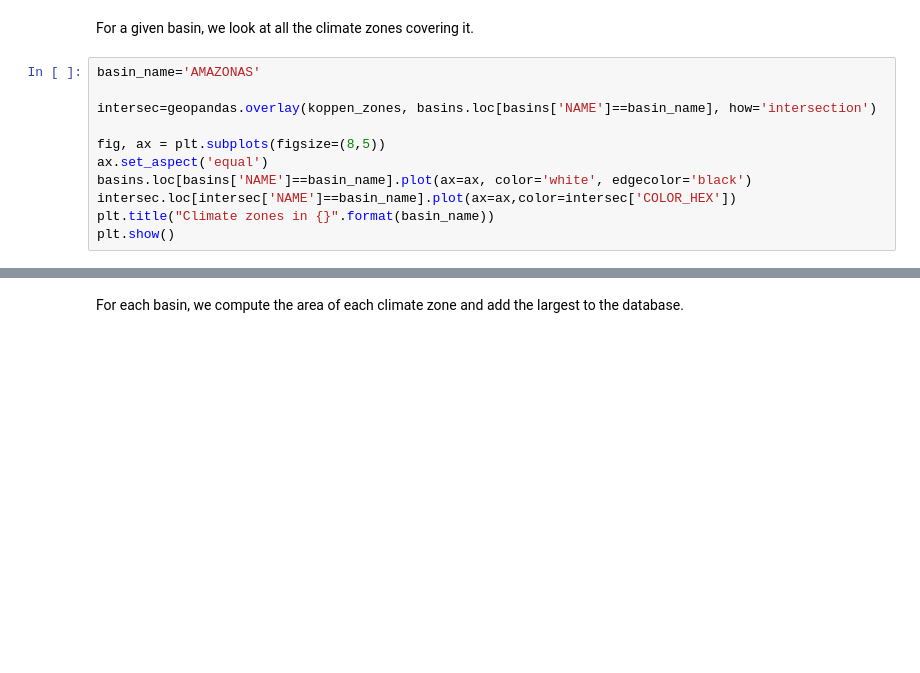
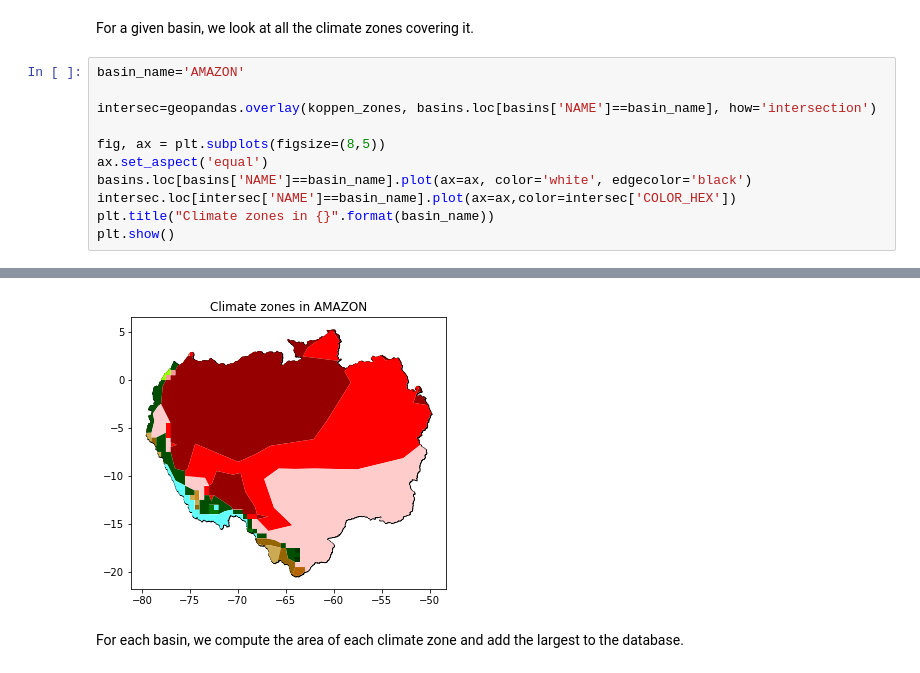
Before and after one commit to lehmannfa/water_storage_changes, a Jupyter notebook: processing/Koppen-Geiger climate zones.ipynb, the cells around one changed output, grey strips where cells are left out. Cells and saved outputs as stored; diff of their text form; blank space fills up the shorter version.

```diff
--- a/processing/Koppen-Geiger climate zones.ipynb
+++ b/processing/Koppen-Geiger climate zones.ipynb
@@ -140,7 +107,7 @@ basins
 # %% [markdown]
 For a given basin, we look at all the climate zones covering it.
 # %%
-basin_name='AMAZONAS'
+basin_name='AMAZON'
 
 intersec=geopandas.overlay(koppen_zones, basins.loc[basins['NAME']==basin_name], how='intersection')
 
@@ -156,3 +121,4 @@ plt.show()
+[figure, added]
 # %% [markdown]
 For each basin, we compute the area of each climate zone and add the largest to the database.
 # %%
```
Also changed, not shown: parts of 22 cells of this notebook, 1 other file.
